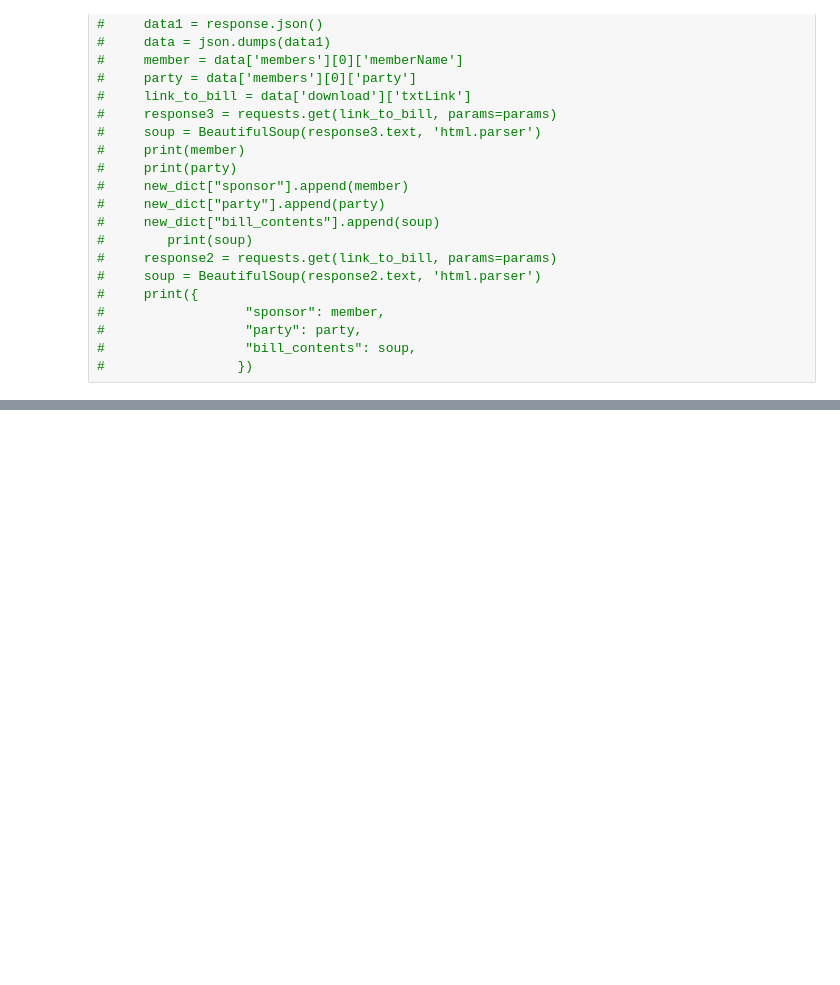
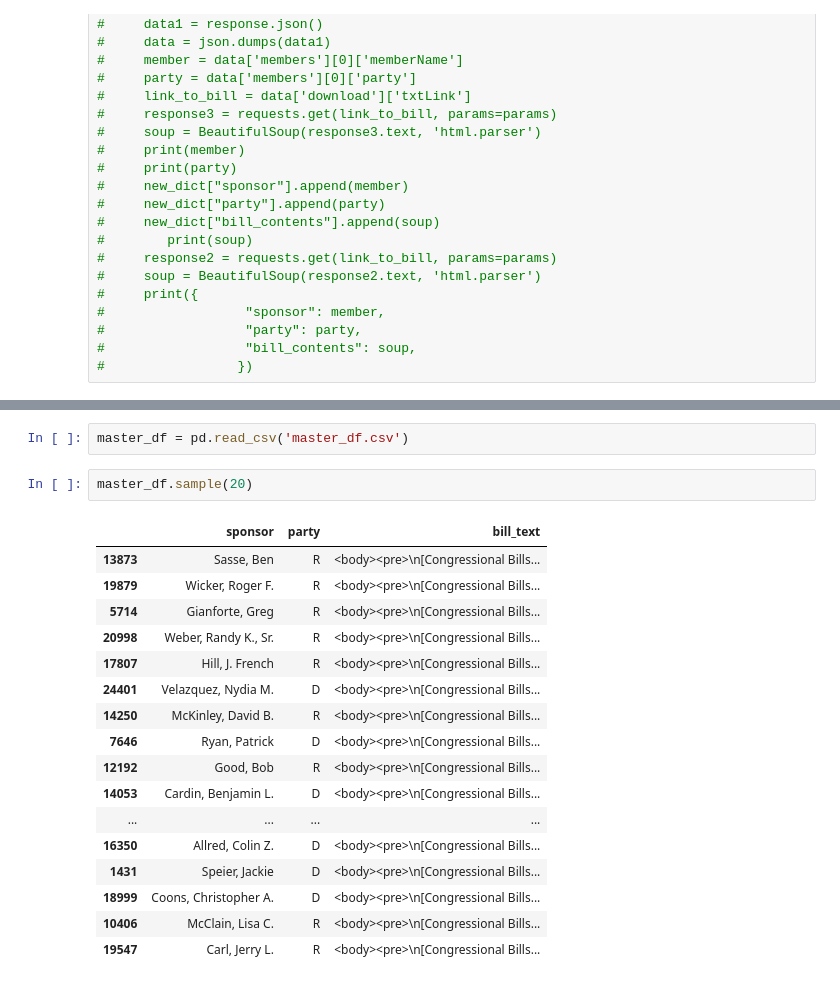
Before and after one commit to good-bill-hunting/political_parser, a Jupyter notebook: jorge-scratch1.ipynb, the cells around one changed output, grey strips where cells are left out. Drawn from its saved outputs; the diff is of its cells as text; blank space fills up the shorter version.

```diff
--- a/jorge-scratch1.ipynb
+++ b/jorge-scratch1.ipynb
@@ -325,0 +420,22 @@ tests.head()
+# %%
+master_df = pd.read_csv('master_df.csv')
+# %%
+master_df.sample(20)
+# %% [output]
+|  | sponsor | party | bill_text |
+| 13873 | Sasse, Ben | R | <body><pre>\n[Congressional Bills... |
+| 19879 | Wicker, Roger F. | R | <body><pre>\n[Congressional Bills... |
+| 5714 | Gianforte, Greg | R | <body><pre>\n[Congressional Bills... |
+| 20998 | Weber, Randy K., Sr. | R | <body><pre>\n[Congressional Bills... |
+| 17807 | Hill, J. French | R | <body><pre>\n[Congressional Bills... |
+| 24401 | Velazquez, Nydia M. | D | <body><pre>\n[Congressional Bills... |
+| 14250 | McKinley, David B. | R | <body><pre>\n[Congressional Bills... |
+| 7646 | Ryan, Patrick | D | <body><pre>\n[Congressional Bills... |
+| 12192 | Good, Bob | R | <body><pre>\n[Congressional Bills... |
+| 14053 | Cardin, Benjamin L. | D | <body><pre>\n[Congressional Bills... |
+| ... | ... | ... | ... |
+| 16350 | Allred, Colin Z. | D | <body><pre>\n[Congressional Bills... |
+| 1431 | Speier, Jackie | D | <body><pre>\n[Congressional Bills... |
+| 18999 | Coons, Christopher A. | D | <body><pre>\n[Congressional Bills... |
+| 10406 | McClain, Lisa C. | R | <body><pre>\n[Congressional Bills... |
+| 19547 | Carl, Jerry L. | R | <body><pre>\n[Congressional Bills... |
```
Also changed, not shown: parts of 18 cells of this notebook, 1 other file.
